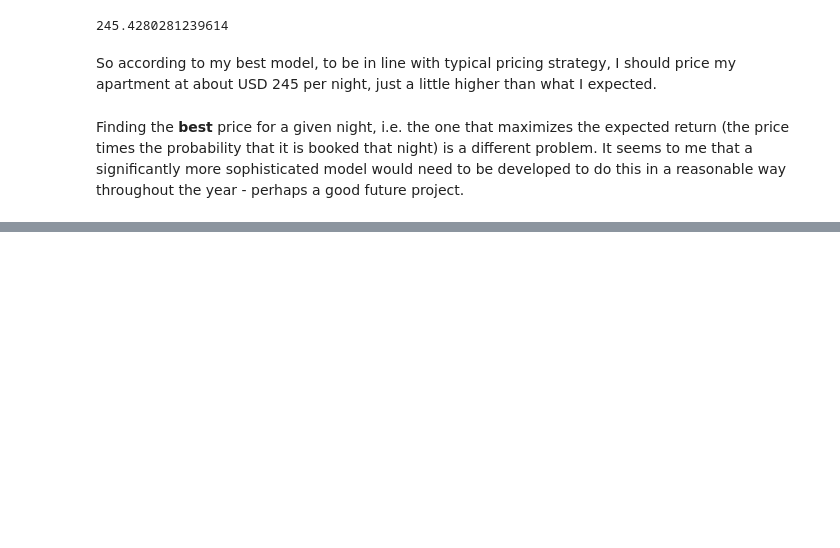
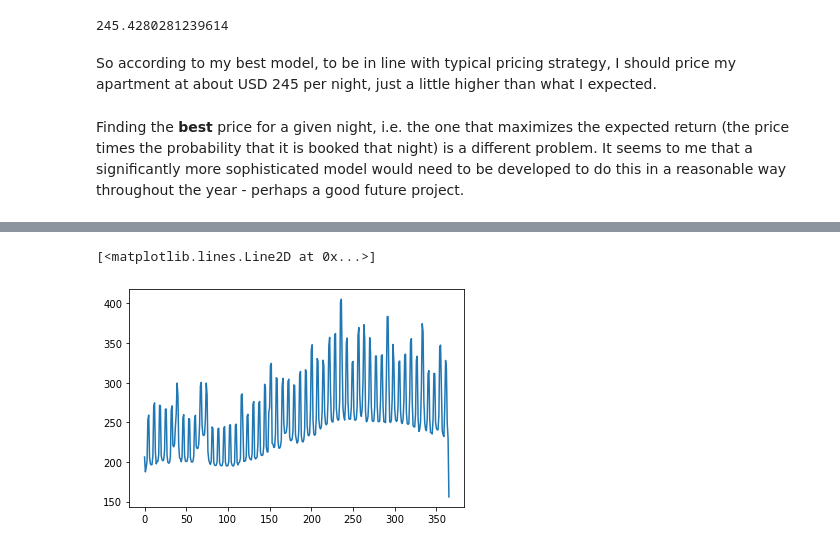
Before and after one commit to tdauer2718/airbnb-chicago, a Jupyter notebook: Chicago Airbnb analysis.ipynb, the cells around one changed output, grey strips where cells are left out. Drawn from its saved outputs; the diff is of its cells as text; code cells hidden in the pictures; blank space fills up the shorter version.

```diff
--- a/Chicago Airbnb analysis.ipynb
+++ b/Chicago Airbnb analysis.ipynb
@@ -1142,0 +1274,5 @@ Finding the **best** price for a given night, i.e. the one that maximizes the ex
+# %%
+plt.plot(lincoln_park)
+# %% [output]
+[<matplotlib.lines.Line2D at 0x...>]
+[figure, added]
```
Also changed, not shown: parts of 41 cells of this notebook.
